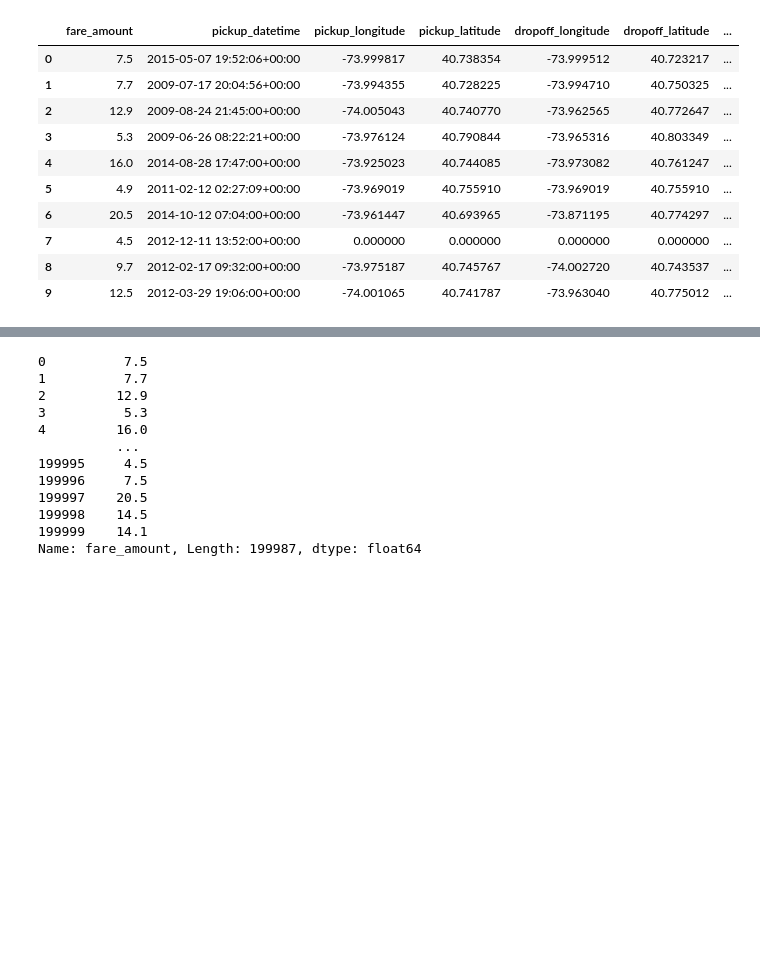
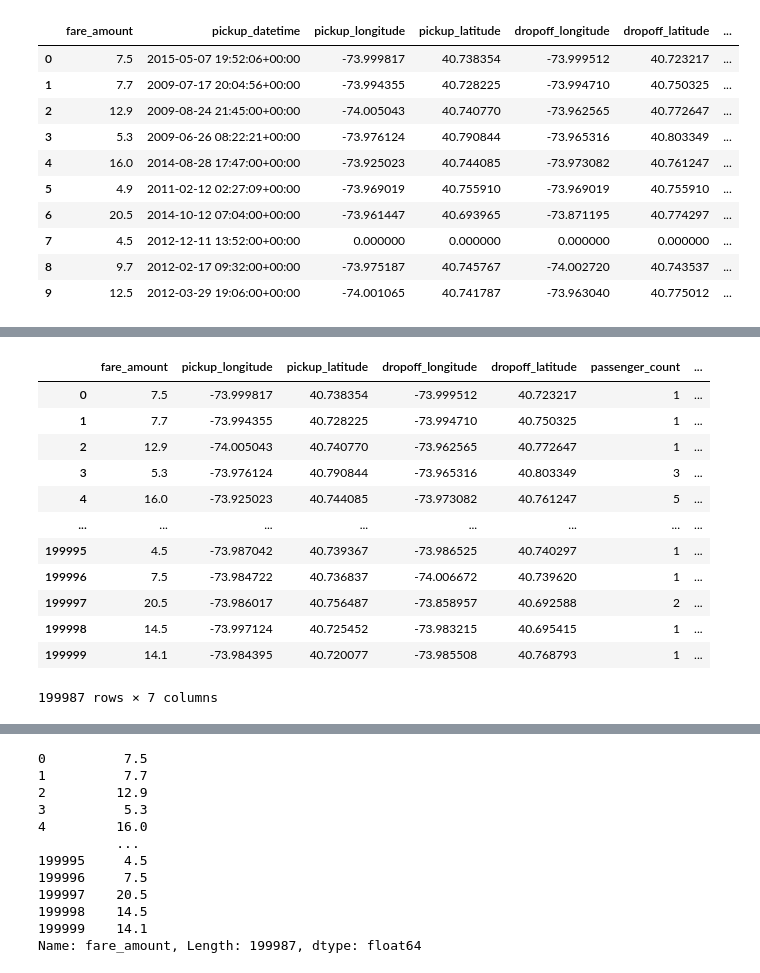
Before and after one commit to pratham-25/SEM_7_SPPU, a Jupyter notebook: ML/1.ipynb, the cells around one changed output, grey strips where cells are left out. Drawn from its saved outputs; the diff is of its cells as text; code cells hidden in the pictures; blank space fills up the shorter version.

```diff
--- a/ML/1.ipynb
+++ b/ML/1.ipynb
@@ -213 +228,18 @@ df.head()
+# %%
+df1 = df.drop(columns=['pickup_datetime'], axis=1)
+df1
+# %% [output]
+|  | fare_amount | pickup_longitude | pickup_latitude | dropoff_longitude | dropoff_latitude | passenger_count | ... |
+| 0 | 7.5 | -73.999817 | 40.738354 | -73.999512 | 40.723217 | 1 | ... |
+| 1 | 7.7 | -73.994355 | 40.728225 | -73.994710 | 40.750325 | 1 | ... |
+| 2 | 12.9 | -74.005043 | 40.740770 | -73.962565 | 40.772647 | 1 | ... |
+| 3 | 5.3 | -73.976124 | 40.790844 | -73.965316 | 40.803349 | 3 | ... |
+| 4 | 16.0 | -73.925023 | 40.744085 | -73.973082 | 40.761247 | 5 | ... |
+| ... | ... | ... | ... | ... | ... | ... | ... |
+| 199995 | 4.5 | -73.987042 | 40.739367 | -73.986525 | 40.740297 | 1 | ... |
+| 199996 | 7.5 | -73.984722 | 40.736837 | -74.006672 | 40.739620 | 1 | ... |
+| 199997 | 20.5 | -73.986017 | 40.756487 | -73.858957 | 40.692588 | 2 | ... |
+| 199998 | 14.5 | -73.997124 | 40.725452 | -73.983215 | 40.695415 | 1 | ... |
+| 199999 | 14.1 | -73.984395 | 40.720077 | -73.985508 | 40.768793 | 1 | ... |
+199987 rows × 7 columns
 # %%
```
Also changed, not shown: parts of 15 cells of this notebook, 1 other file.
